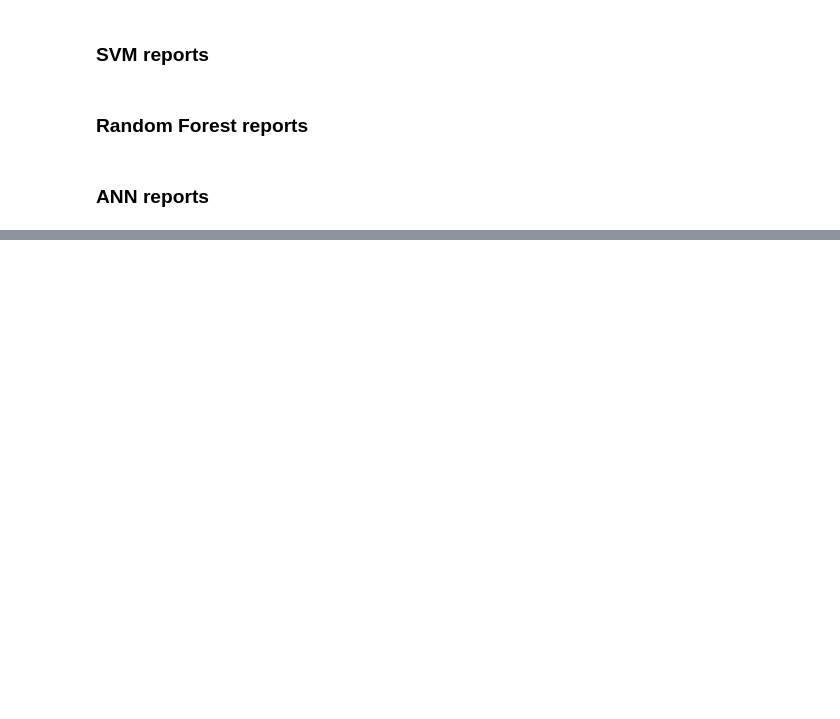
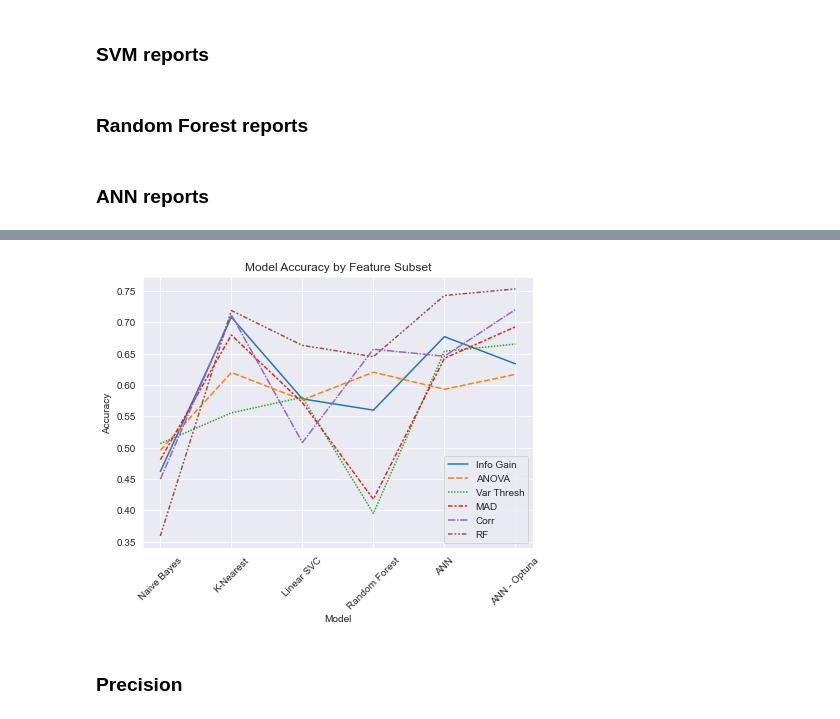
Before and after one commit to pvan1/DATA-606-Capstone, a Jupyter notebook: capstone_phase2_ann_plot_results.ipynb, the cells around one changed output, grey strips where cells are left out. Drawn from its saved outputs; the diff is of its cells as text; code cells hidden in the pictures; blank space fills up the shorter version.

Commit message:
Add files via upload
Plotting final results

```diff
--- a/capstone_phase2_ann_plot_results.ipynb
+++ b/capstone_phase2_ann_plot_results.ipynb
@@ -198,6 +219,9 @@ final_rep_dict_ann_vt = joblib.load('./data/final_rep_dict_ann_vt.pkl')
 final_rep_dict_ann_mad = joblib.load('./data/final_rep_dict_ann_mad.pkl')
 final_rep_dict_ann_corr = joblib.load('./data/final_rep_dict_ann_corr.pkl')
 final_rep_dict_ann_RF = joblib.load('./data/final_rep_dict_ann_RF.pkl')
+# %%
+ann_reports = [final_rep_dict_ann_ig, final_rep_dict_ann_anova, final_rep_dict_ann_vt,
+               final_rep_dict_ann_mad, final_rep_dict_ann_corr, final_rep_dict_ann_RF]
 # %%
 # confusion matrices
 final_conf_mat_ann_ig = joblib.load('./data/final_conf_mat_ann_ig.pkl')
@@ -215,6 +242,9 @@ final_rep_dict_ann_mad_optuna = joblib.load('./data/final_rep_dict_ann_mad_optun
 final_rep_dict_ann_corr_optuna = joblib.load('./data/final_rep_dict_ann_corr_optuna.pkl')
 final_rep_dict_ann_RF_optuna = joblib.load('./data/final_rep_dict_ann_RF_optuna.pkl')
 final_rep_dict_ann_full_optuna = joblib.load('./data/final_rep_dict_ann_full_optuna.pkl')
+# %%
+ann_opt_reports = [final_rep_dict_ann_ig_optuna, final_rep_dict_ann_anova_optuna, final_rep_dict_ann_vt_optuna,
+                   final_rep_dict_ann_mad_optuna, final_rep_dict_ann_corr_optuna, final_rep_dict_ann_RF_optuna, final_rep_dict_ann_full_optuna]
 # %%
 # optuna model confusion matrices
 final_conf_mat_ann_ig_optuna = joblib.load('./data/final_conf_mat_ann_ig_optuna.pkl')
@@ -226,0 +264,10 @@ final_conf_mat_ann_full_optuna = joblib.load('./data/final_conf_mat_ann_full_opt
+# %%
+acc_dict = {'Naive Bayes':[x['accuracy'] for x in gnb_reports],
+            'K-Nearest':[x['accuracy'] for x in knn_reports],
+            'Linear SVC':[x['accuracy'] for x in svc_reports],
+            'Random Forest':[x['accuracy'] for x in rf_reports],
+            'ANN':[x['accuracy'] for x in ann_reports],
+            'ANN - Optuna':[x['accuracy'] for x in ann_opt_reports]}
+# %%
+model_accuracy = pd.DataFrame.from_dict(data=acc_dict, orient='index',
+                                        columns=['Info Gain', 'ANOVA', 'Var Thresh', 'MAD', 'Corr', 'RF', 'All'])
@@ -226,0 +284,18 @@ final_conf_mat_ann_full_optuna = joblib.load('./data/final_conf_mat_ann_full_opt
+# %%
+acc = model_accuracy.drop('All', axis=1)
+
+fig, ax = plt.subplots(figsize=(7, 5))
+sns.set_style('darkgrid')
+
+sns.lineplot(data=acc)
+plt.xlabel('Model')
+plt.xticks(rotation=45, horizontalalignment='center')
+plt.ylabel('Accuracy')
+plt.title('Model Accuracy by Feature Subset')
+plt.legend()
+plt.savefig('./images/final_model_accuracy.png', dpi=300, bbox_inches='tight')
+plt.show()
+# %% [output]
+[figure, added]
+# %% [markdown]
+### Precision
```
Also changed, not shown: parts of 35 cells of this notebook.
